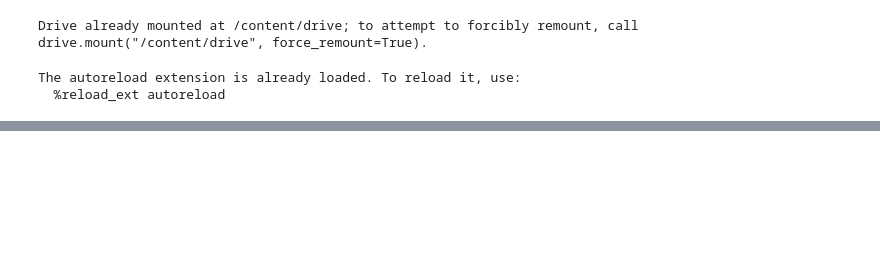
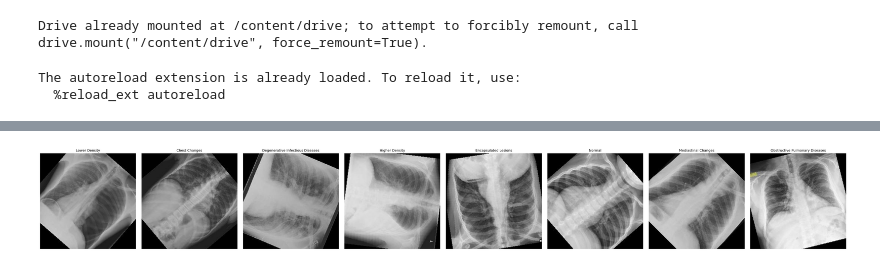
Before and after one commit to Arifuzzaman-Munaf/lung-disease-classification, a Jupyter notebook: main.ipynb, the cells around one changed output, grey strips where cells are left out. Saved outputs shown, nothing was run; the diff lists cells and outputs as text; code cells hidden in the pictures; blank space fills up the shorter version.

```diff
--- a/main.ipynb
+++ b/main.ipynb
@@ -27,0 +26,19 @@ curl -L -o ./lung-x-ray-image-clinical-text-dataset.zip\
+# %%
+# Import necessary libraries
+import torch
+import numpy as np
+import pandas as pd
+from config import CFG
+
+# set configuration path and data for project
+cfg = CFG(SKELETON_DIR)
+
+# Set benchmark to True for performance improvements in cuDNN
+torch.backends.cudnn.benchmark = True
+
+# Determine the device to use
+device = 'cuda' if torch.cuda.is_available() else 'cpu'
+
+# Set the default figure size for matplotlib plots
+import matplotlib.pyplot as plt
+plt.rcParams['figure.dpi'] = 120
@@ -32,0 +70,6 @@ unzip -q -o lung-x-ray-image-clinical-text-dataset.zip -d dataset/
+# %%
+import utils
+
+# create a dataframe of image dataset
+df = utils.create_dataframe(cfg.dataset_path)
+df.head()
@@ -32,0 +104,5 @@ unzip -q -o lung-x-ray-image-clinical-text-dataset.zip -d dataset/
+# %%
+# show index wise one sample from each class
+utils.show_images(df)
+# %% [output]
+[figure, added]
```
Also changed, not shown: parts of 24 cells of this notebook.
